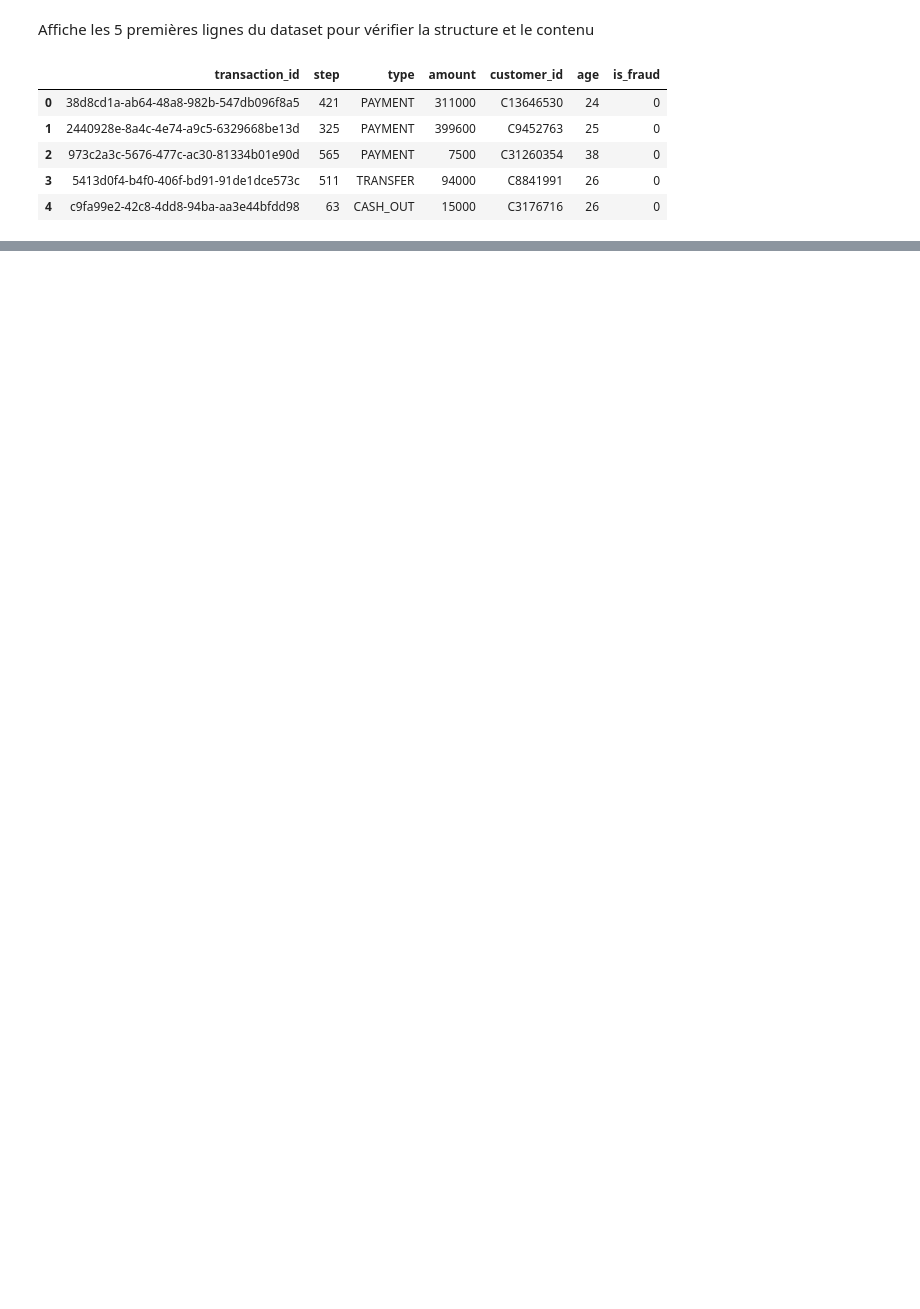
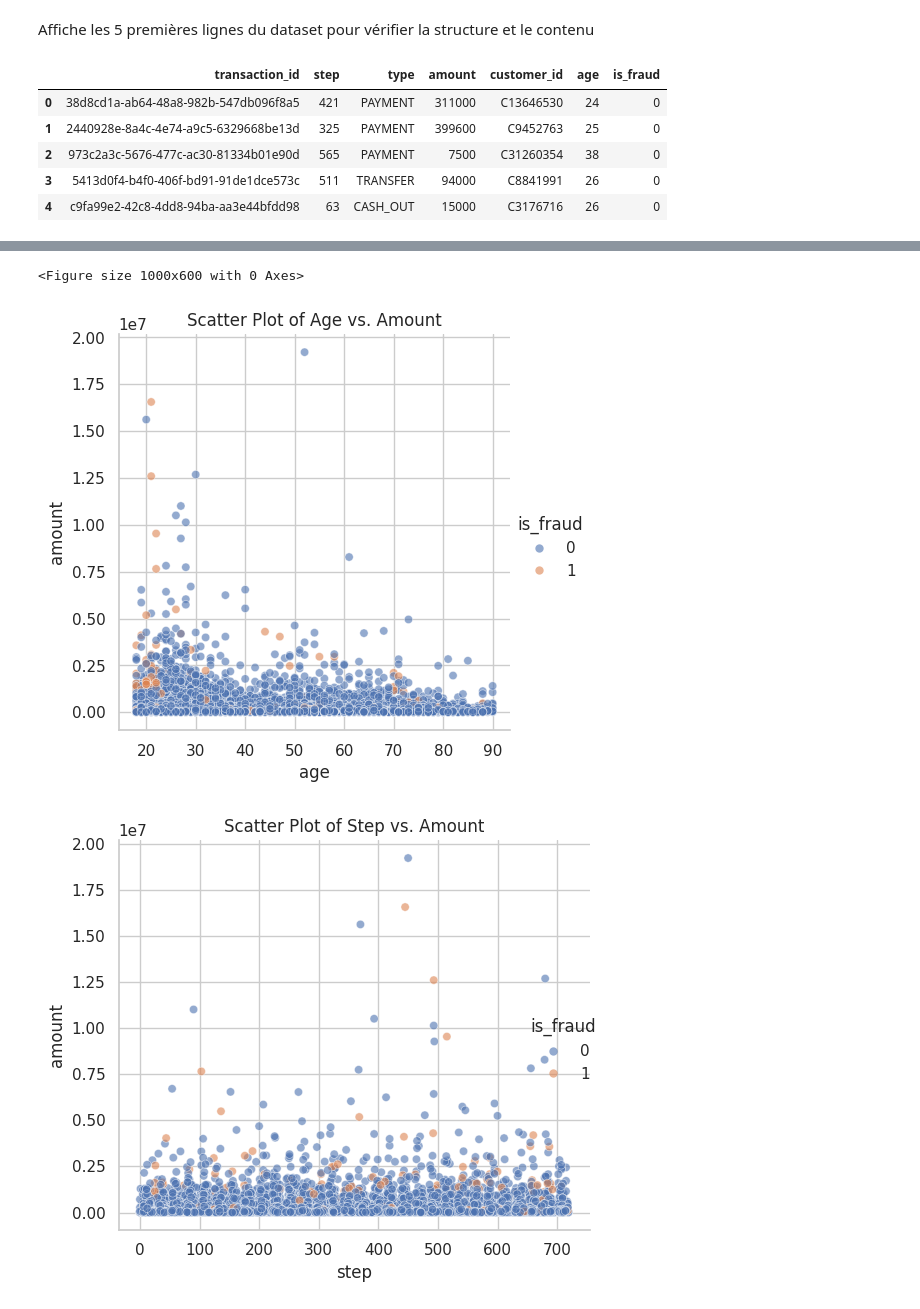
Before and after one commit to ArMiarintsoa/poketrafinday-ispm-examen, a Jupyter notebook: poketrafinday.ipynb, the cells around one changed output, grey strips where cells are left out. Cells and saved outputs as stored; diff of their text form; code cells hidden in the pictures; blank space fills up the shorter version.

```diff
--- a/poketrafinday.ipynb
+++ b/poketrafinday.ipynb
@@ -31,0 +102,19 @@ train_df.head()
+# %%
+# Définir le style pour une meilleure lisibilité
+sns.set_style("whitegrid")
+
+# Création de la figure et des axes
+plt.figure(figsize=(10, 6))
+
+sns.relplot(x='age', y='amount', data=train_df, alpha=0.6, hue='is_fraud')
+plt.title('Scatter Plot of Age vs. Amount')
+
+sns.relplot(x='step', y='amount', data=train_df, alpha=0.6, hue='is_fraud')
+plt.title('Scatter Plot of Step vs. Amount')
+
+plt.tight_layout()
+plt.show()
+# %% [output]
+<Figure size 1000x600 with 0 Axes>
+[figure, added]
+[figure, added]
```
Also changed, not shown: parts of 9 cells of this notebook.
